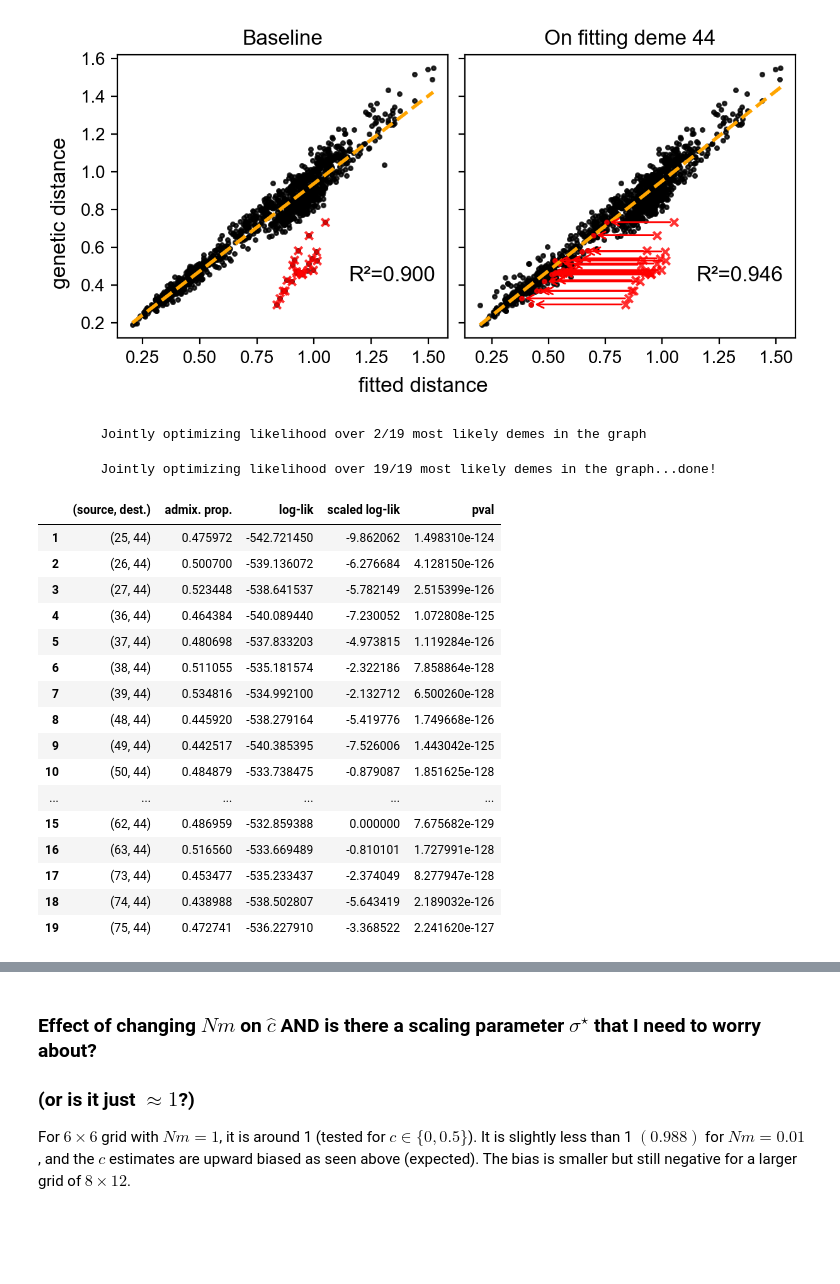
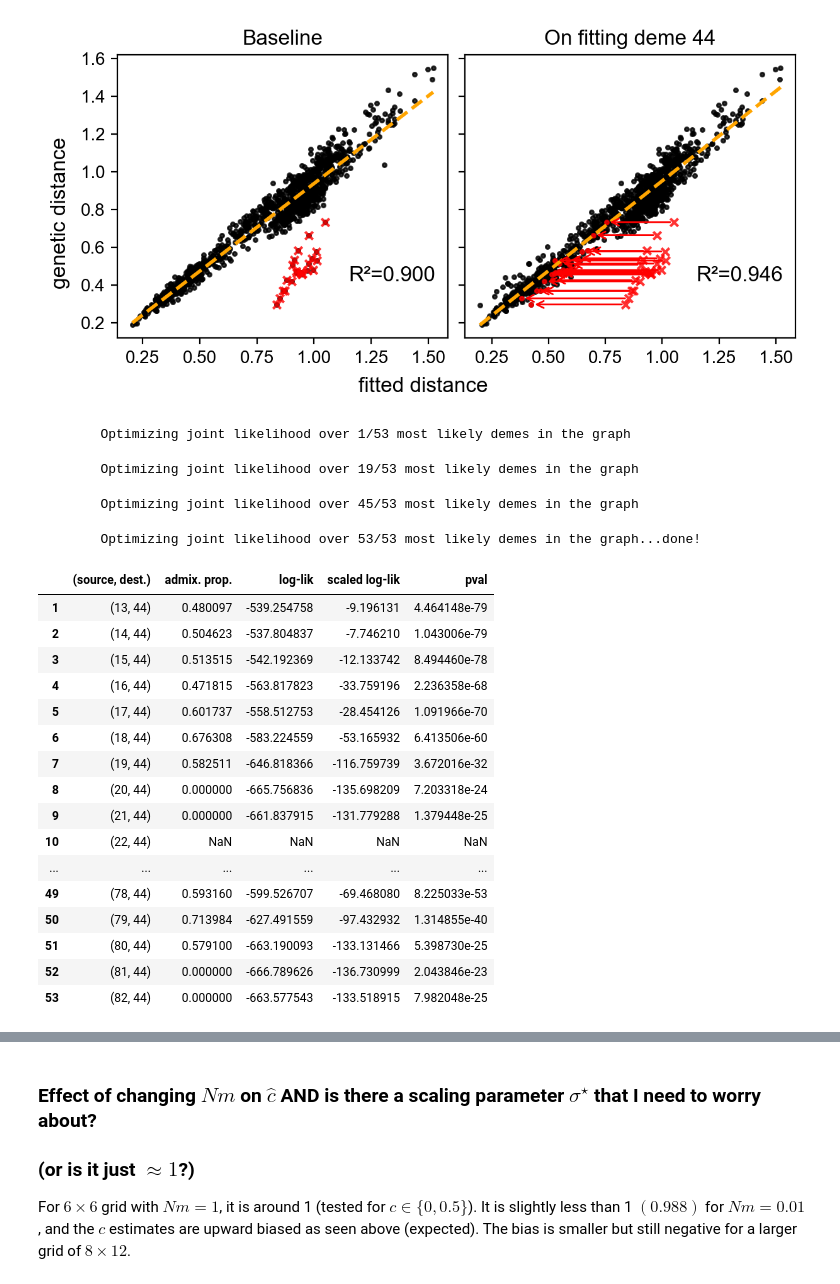
Before and after one commit to NovembreLab/feems, a Jupyter notebook: docs/notebooks/est-long-range.ipynb, the cells around one changed output, grey strips where cells are left out. Saved outputs shown, nothing was run; the diff lists cells and outputs as text; code cells hidden in the pictures; blank space fills up the shorter version.

```diff
--- a/docs/notebooks/est-long-range.ipynb
+++ b/docs/notebooks/est-long-range.ipynb
@@ -1387,44 +1385,48 @@ plot_FEEMSmix_result(seq_results, dpi=200, figsize=(6,3))
 # %% [output]
 [figure]
 # %%
-joint_df = sp_graph.calc_joint_contour(destid=44,search_area='radius',sourceid=50,opts=1,lamb=2.,lamb_q=1.,exclude_boundary=False)
+joint_df = sp_graph.calc_joint_contour(destid=44,search_area='all',lamb=2.,lamb_q=1.,exclude_boundary=True)
 joint_df
+# df = sp_graph.calc_contour(destid=44)
+# df.iloc[30:50]
 # sp_graph.fit(lamb=2., optimize_q='n-dim', lamb_q=1., long_range_edges=[(39,44)], option='onlyc', verbose=False)
 # obj = Objective(sp_graph); obj.inv(); obj.grad(reg=False); obj.Lpinv = sp.linalg.pinvh(sp_graph.L.todense())
 # sp.optimize.minimize(obj.eems_neg_log_lik, x0=np.random.random(), args={'edge':[(51,44)],'mode':'compute'},method='L-BFGS-B')
 # obj.sp_graph.c = 0.5
 # x0 = np.r_[np.log(obj.sp_graph.w), np.log(obj.sp_graph.s2)]
 # obj.alpha=1/sp_graph.w.mean(); obj.alpha_q=1/sp_graph.s2.mean(); obj.lamb=0.2; obj.lamb_q=1.
 # sp.optimize.fmin_l_bfgs_b(
 #             func=loss_wrapper,
 #             x0=x0,
 #             args=[obj],
 #             factr=1e7,
 #             m=10,
 #             maxls=50,
 #             maxiter=100,
 #             approx_grad=False,
 #         )
 # %% [output]
-        Jointly optimizing likelihood over 2/19 most likely demes in the graph
+        Optimizing joint likelihood over 1/53 most likely demes in the graph
-        Jointly optimizing likelihood over 19/19 most likely demes in the graph...done!
+        Optimizing joint likelihood over 19/53 most likely demes in the graph
+        Optimizing joint likelihood over 45/53 most likely demes in the graph
+        Optimizing joint likelihood over 53/53 most likely demes in the graph...done!
 |  | (source, dest.) | admix. prop. | log-lik | scaled log-lik | pval |
-| 1 | (25, 44) | 0.475972 | -542.721450 | -9.862062 | 1.498310e-124 |
-| 2 | (26, 44) | 0.500700 | -539.136072 | -6.276684 | 4.128150e-126 |
-| 3 | (27, 44) | 0.523448 | -538.641537 | -5.782149 | 2.515399e-126 |
-| 4 | (36, 44) | 0.464384 | -540.089440 | -7.230052 | 1.072808e-125 |
-| 5 | (37, 44) | 0.480698 | -537.833203 | -4.973815 | 1.119284e-126 |
-| 6 | (38, 44) | 0.511055 | -535.181574 | -2.322186 | 7.858864e-128 |
-| 7 | (39, 44) | 0.534816 | -534.992100 | -2.132712 | 6.500260e-128 |
-| 8 | (48, 44) | 0.445920 | -538.279164 | -5.419776 | 1.749668e-126 |
-| 9 | (49, 44) | 0.442517 | -540.385395 | -7.526006 | 1.443042e-125 |
-| 10 | (50, 44) | 0.484879 | -533.738475 | -0.879087 | 1.851625e-128 |
+| 1 | (13, 44) | 0.480097 | -539.254758 | -9.196131 | 4.464148e-79 |
+| 2 | (14, 44) | 0.504623 | -537.804837 | -7.746210 | 1.043006e-79 |
+| 3 | (15, 44) | 0.513515 | -542.192369 | -12.133742 | 8.494460e-78 |
+| 4 | (16, 44) | 0.471815 | -563.817823 | -33.759196 | 2.236358e-68 |
+| 5 | (17, 44) | 0.601737 | -558.512753 | -28.454126 | 1.091966e-70 |
+| 6 | (18, 44) | 0.676308 | -583.224559 | -53.165932 | 6.413506e-60 |
+| 7 | (19, 44) | 0.582511 | -646.818366 | -116.759739 | 3.672016e-32 |
+| 8 | (20, 44) | 0.000000 | -665.756836 | -135.698209 | 7.203318e-24 |
+| 9 | (21, 44) | 0.000000 | -661.837915 | -131.779288 | 1.379448e-25 |
+| 10 | (22, 44) | NaN | NaN | NaN | NaN |
 | ... | ... | ... | ... | ... | ... |
-| 15 | (62, 44) | 0.486959 | -532.859388 | 0.000000 | 7.675682e-129 |
-| 16 | (63, 44) | 0.516560 | -533.669489 | -0.810101 | 1.727991e-128 |
-| 17 | (73, 44) | 0.453477 | -535.233437 | -2.374049 | 8.277947e-128 |
-| 18 | (74, 44) | 0.438988 | -538.502807 | -5.643419 | 2.189032e-126 |
-| 19 | (75, 44) | 0.472741 | -536.227910 | -3.368522 | 2.241620e-127 |
+| 49 | (78, 44) | 0.593160 | -599.526707 | -69.468080 | 8.225033e-53 |
+| 50 | (79, 44) | 0.713984 | -627.491559 | -97.432932 | 1.314855e-40 |
+| 51 | (80, 44) | 0.579100 | -663.190093 | -133.131466 | 5.398730e-25 |
+| 52 | (81, 44) | 0.000000 | -666.789626 | -136.730999 | 2.043846e-23 |
+| 53 | (82, 44) | 0.000000 | -663.577543 | -133.518915 | 7.982048e-25 |
 # %%
 # sp_graph.fit(lamb=3.,lamb_q=1.,optimize_q='n-dim',option='default')
 # obj = Objective(sp_graph)
```
Also changed, not shown: parts of 9 cells of this notebook, 4 other files.
